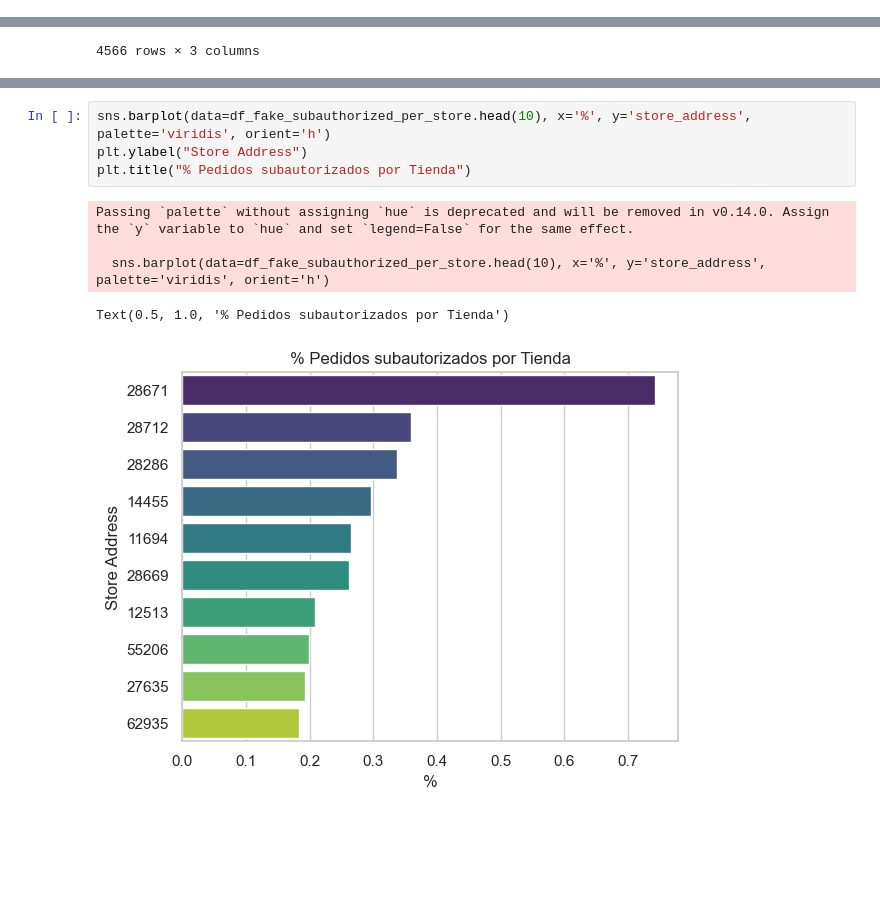
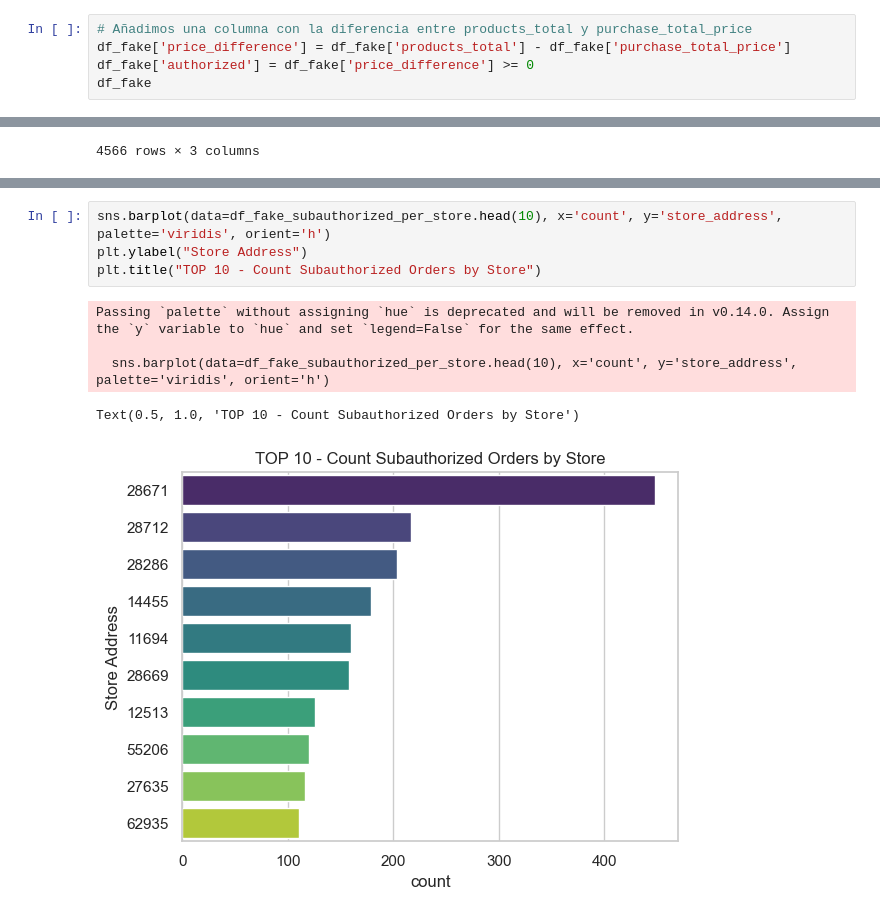
Before and after one commit to elenamartinezg/project-3-ironhack-delivery-es, a Jupyter notebook: project3.ipynb, the cells around one changed output, grey strips where cells are left out. Saved outputs shown, nothing was run; the diff lists cells and outputs as text; blank space fills up the shorter version.

```diff
--- a/project3.ipynb
+++ b/project3.ipynb
@@ -96,3 +96,8 @@ Data columns (total 9 columns):
  8   purchase_total_price   60400 non-null  float64
 dtypes: float64(2), int64(3), object(4)
 memory usage: 4.1+ MB
+# %%
+# Añadimos una columna con la diferencia entre products_total y purchase_total_price
+df_fake['price_difference'] = df_fake['products_total'] - df_fake['purchase_total_price']
+df_fake['authorized'] = df_fake['price_difference'] >= 0
+df_fake
@@ -485,10 +507,10 @@ df_fake_subauthorized_per_store.head(10)
 # %%
-sns.barplot(data=df_fake_subauthorized_per_store.head(10), x='%', y='store_address', palette='viridis', orient='h')
+sns.barplot(data=df_fake_subauthorized_per_store.head(10), x='count', y='store_address', palette='viridis', orient='h')
 plt.ylabel("Store Address")
-plt.title("% Pedidos subautorizados por Tienda")
+plt.title("TOP 10 - Count Subauthorized Orders by Store")
 # %% [output]
 Passing `palette` without assigning `hue` is deprecated and will be removed in v0.14.0. Assign the `y` variable to `hue` and set `legend=False` for the same effect.
 
-  sns.barplot(data=df_fake_subauthorized_per_store.head(10), x='%', y='store_address', palette='viridis', orient='h')
+  sns.barplot(data=df_fake_subauthorized_per_store.head(10), x='count', y='store_address', palette='viridis', orient='h')
-Text(0.5, 1.0, '% Pedidos subautorizados por Tienda')
+Text(0.5, 1.0, 'TOP 10 - Count Subauthorized Orders by Store')
-[figure, old version]
+[figure, new version]
```
Also changed, not shown: parts of 40 cells of this notebook.
